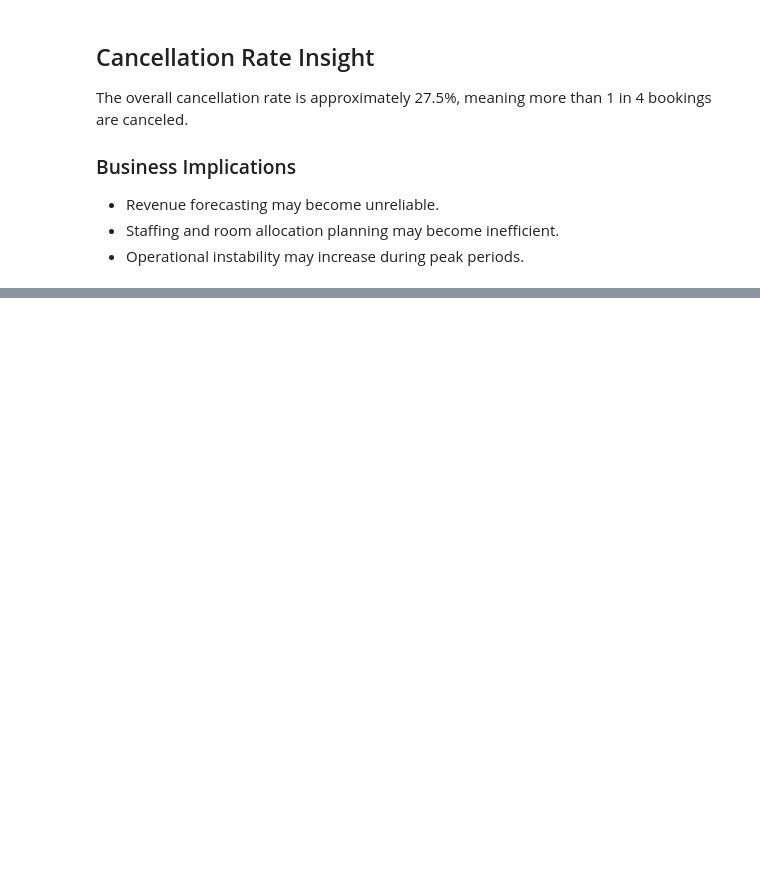
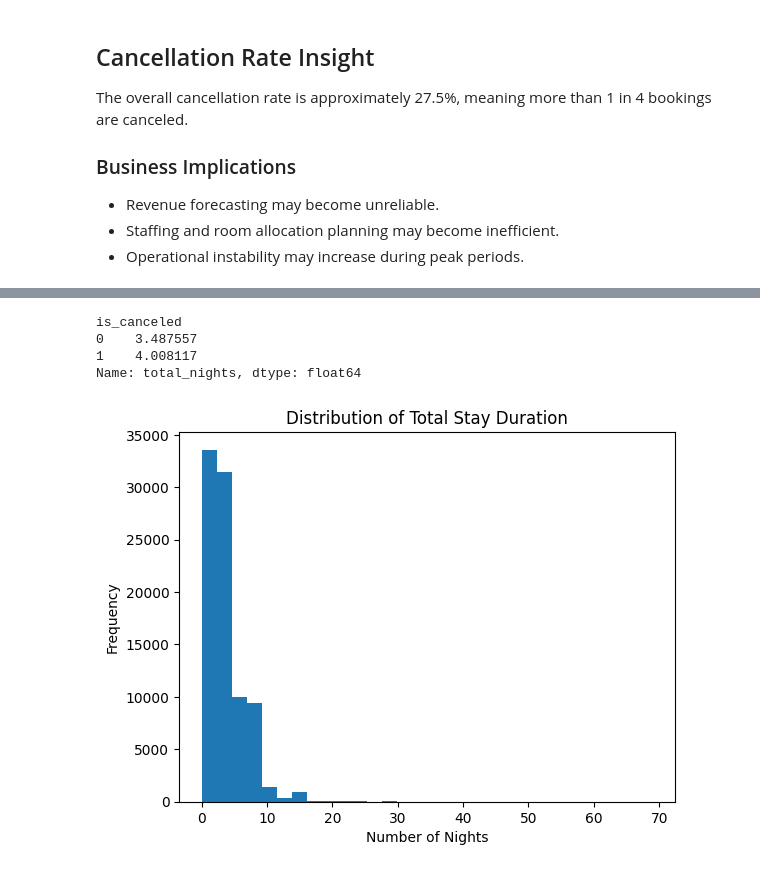
Before and after one commit to csaetang/lotus-hotels-analysis, a Jupyter notebook: notebooks/02_analysis.ipynb, the cells around one changed output, grey strips where cells are left out. Saved outputs shown, nothing was run; the diff lists cells and outputs as text; code cells hidden in the pictures; blank space fills up the shorter version.

```diff
--- a/notebooks/02_analysis.ipynb
+++ b/notebooks/02_analysis.ipynb
@@ -314,0 +484,5 @@ plt.show()
+# %%
+df["total_nights"] = (
+    df["stays_in_week_nights"] +
+    df["stays_in_weekend_nights"]
+)
@@ -314,0 +501,16 @@ plt.show()
+# %%
+df.groupby("is_canceled")["total_nights"].mean()
+# %% [output]
+is_canceled
+0    3.487557
+1    4.008117
+Name: total_nights, dtype: float64
+# %%
+df["total_nights"].plot(kind="hist", bins=30)
+
+plt.title("Distribution of Total Stay Duration")
+plt.xlabel("Number of Nights")
+
+plt.show()
+# %% [output]
+[figure, added]
```
Also changed, not shown: parts of 52 cells of this notebook.
